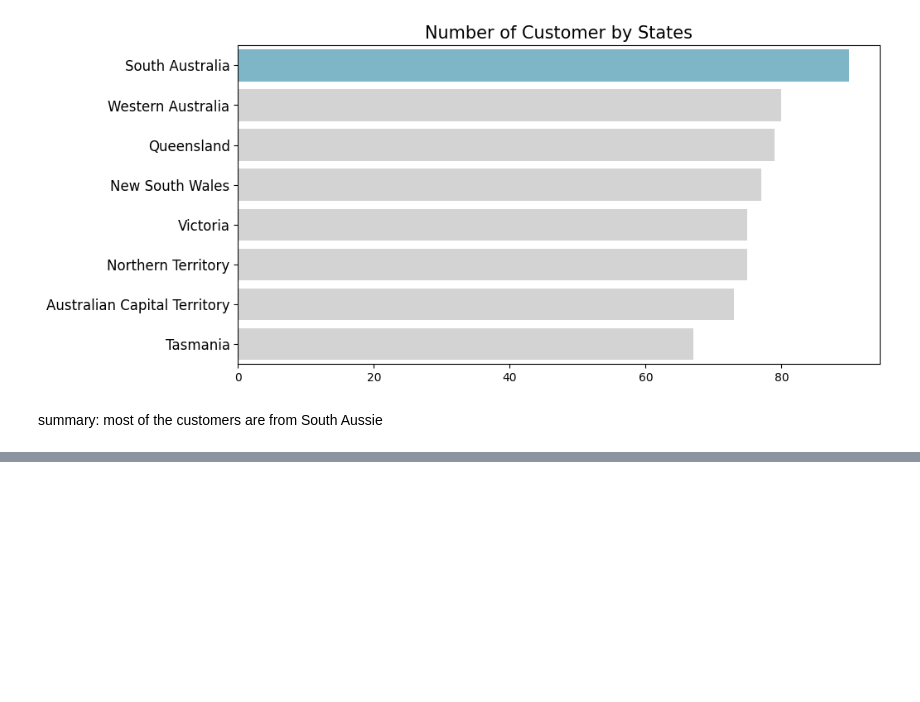
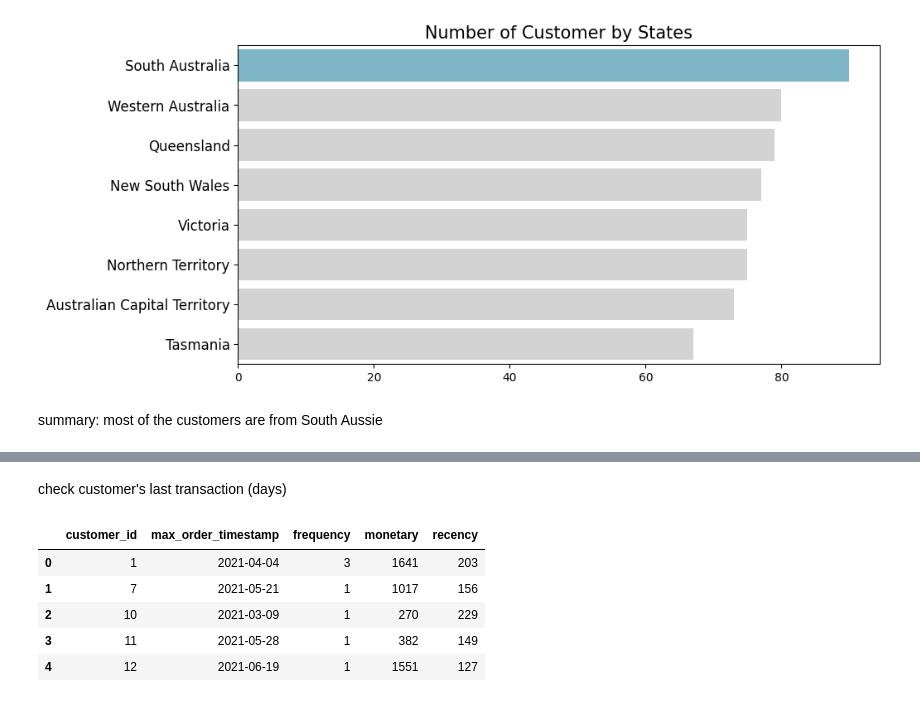
Before and after one commit to mdchrysan/shopping-analysis, a Jupyter notebook: shoppingcart_practice.ipynb, the cells around one changed output, grey strips where cells are left out. Cells and saved outputs as stored; diff of their text form; code cells hidden in the pictures; blank space fills up the shorter version.

```diff
--- a/shoppingcart_practice.ipynb
+++ b/shoppingcart_practice.ipynb
@@ -1069,0 +1091,14 @@ summary: most of the customers are from South Aussie
+# %% [markdown]
+check customer's last transaction (days)
+# %%
+rfm_df["max_order_timestamp"] = rfm_df["max_order_timestamp"].dt.date
+recent_date = order_df["order_date"].dt.date.max()
+rfm_df["recency"] = rfm_df["max_order_timestamp"].apply(lambda x: (recent_date - x).days)
+rfm_df.head()
+# %% [output]
+|  | customer_id | max_order_timestamp | frequency | monetary | recency |
+| 0 | 1 | 2021-04-04 | 3 | 1641 | 203 |
+| 1 | 7 | 2021-05-21 | 1 | 1017 | 156 |
+| 2 | 10 | 2021-03-09 | 1 | 270 | 229 |
+| 3 | 11 | 2021-05-28 | 1 | 382 | 149 |
+| 4 | 12 | 2021-06-19 | 1 | 1551 | 127 |
```
Also changed, not shown: parts of 11 cells of this notebook.
